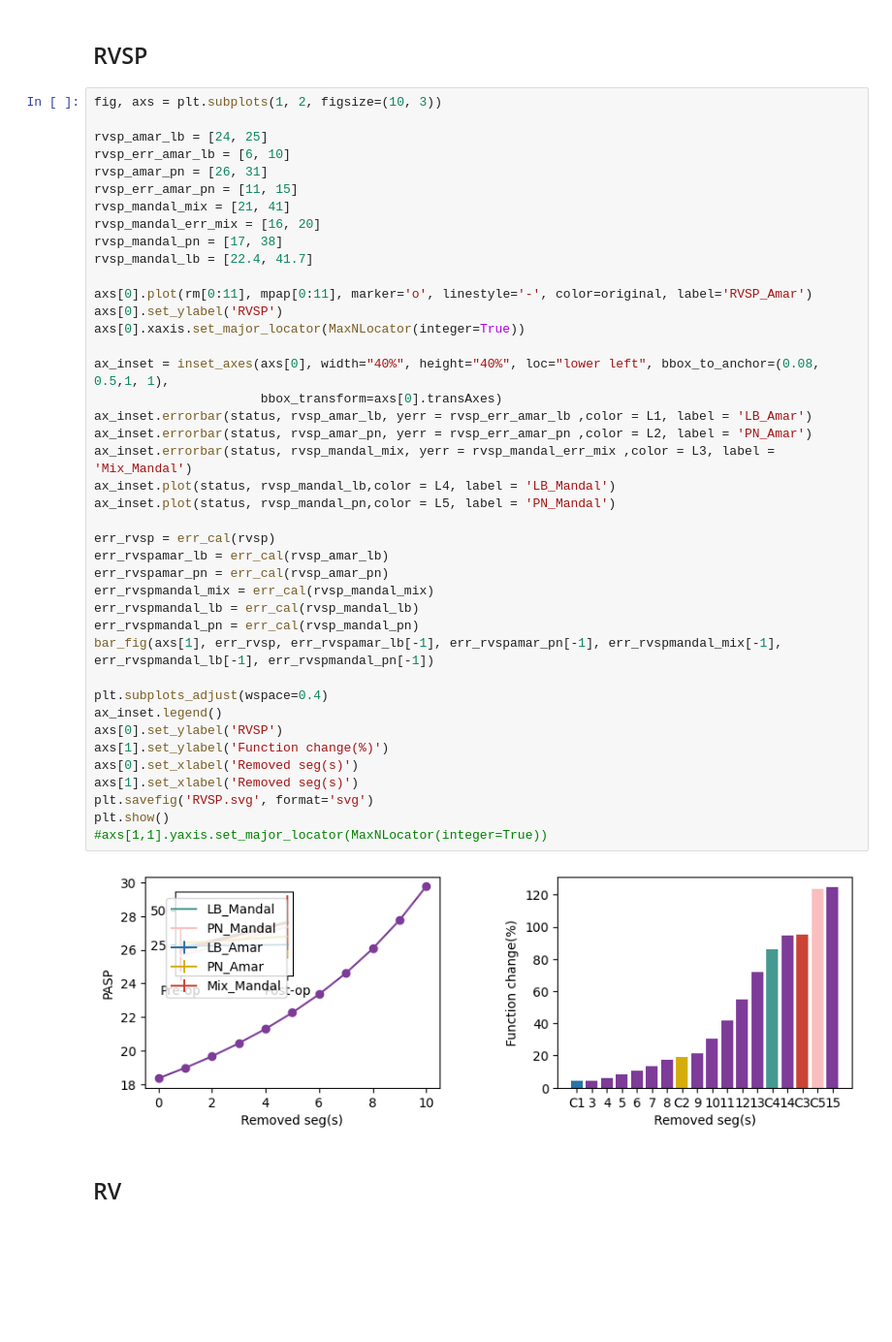
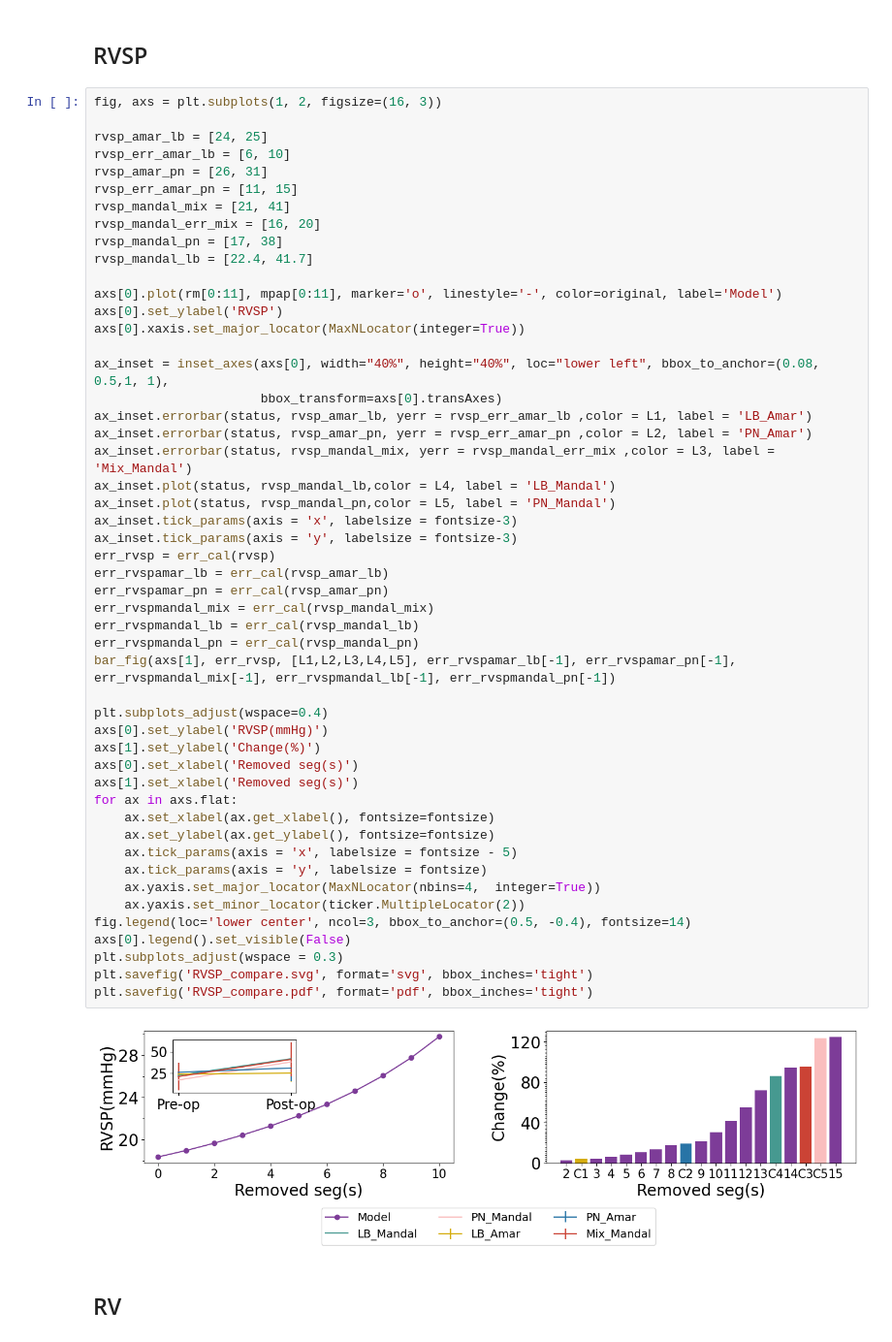
Before and after one commit to ShitingHuang-1/closed_circuit, a Jupyter notebook: resection_sim.ipynb, the cells around one changed output. Shown at 97% size. Drawn from its saved outputs; the diff is of its cells as text; blank space fills up the shorter version.

```diff
--- a/resection_sim.ipynb
+++ b/resection_sim.ipynb
@@ -601,48 +833,57 @@ plt.show()
 # %% [markdown]
 ## RVSP
 # %%
-fig, axs = plt.subplots(1, 2, figsize=(10, 3))
+fig, axs = plt.subplots(1, 2, figsize=(16, 3))
 
 rvsp_amar_lb = [24, 25]
 rvsp_err_amar_lb = [6, 10]
 rvsp_amar_pn = [26, 31]
 rvsp_err_amar_pn = [11, 15]
 rvsp_mandal_mix = [21, 41]
 rvsp_mandal_err_mix = [16, 20]
 rvsp_mandal_pn = [17, 38]
 rvsp_mandal_lb = [22.4, 41.7]
 
-axs[0].plot(rm[0:11], mpap[0:11], marker='o', linestyle='-', color=original, label='RVSP_Amar')
+axs[0].plot(rm[0:11], mpap[0:11], marker='o', linestyle='-', color=original, label='Model')
 axs[0].set_ylabel('RVSP')
 axs[0].xaxis.set_major_locator(MaxNLocator(integer=True))
 
 ax_inset = inset_axes(axs[0], width="40%", height="40%", loc="lower left", bbox_to_anchor=(0.08, 0.5,1, 1),
                       bbox_transform=axs[0].transAxes)
 ax_inset.errorbar(status, rvsp_amar_lb, yerr = rvsp_err_amar_lb ,color = L1, label = 'LB_Amar')
 ax_inset.errorbar(status, rvsp_amar_pn, yerr = rvsp_err_amar_pn ,color = L2, label = 'PN_Amar')
 ax_inset.errorbar(status, rvsp_mandal_mix, yerr = rvsp_mandal_err_mix ,color = L3, label = 'Mix_Mandal')
 ax_inset.plot(status, rvsp_mandal_lb,color = L4, label = 'LB_Mandal')
 ax_inset.plot(status, rvsp_mandal_pn,color = L5, label = 'PN_Mandal')
-
+ax_inset.tick_params(axis = 'x', labelsize = fontsize-3)
+ax_inset.tick_params(axis = 'y', labelsize = fontsize-3)
 err_rvsp = err_cal(rvsp)
 err_rvspamar_lb = err_cal(rvsp_amar_lb)
 err_rvspamar_pn = err_cal(rvsp_amar_pn)
 err_rvspmandal_mix = err_cal(rvsp_mandal_mix)
 err_rvspmandal_lb = err_cal(rvsp_mandal_lb)
 err_rvspmandal_pn = err_cal(rvsp_mandal_pn)
-bar_fig(axs[1], err_rvsp, err_rvspamar_lb[-1], err_rvspamar_pn[-1], err_rvspmandal_mix[-1], err_rvspmandal_lb[-1], err_rvspmandal_pn[-1])
+bar_fig(axs[1], err_rvsp, [L1,L2,L3,L4,L5], err_rvspamar_lb[-1], err_rvspamar_pn[-1], err_rvspmandal_mix[-1], err_rvspmandal_lb[-1], err_rvspmandal_pn[-1])
 
 plt.subplots_adjust(wspace=0.4)
-ax_inset.legend()
-axs[0].set_ylabel('RVSP')
-axs[1].set_ylabel('Function change(%)')
+axs[0].set_ylabel('RVSP(mmHg)')
+axs[1].set_ylabel('Change(%)')
 axs[0].set_xlabel('Removed seg(s)')
 axs[1].set_xlabel('Removed seg(s)')
-plt.savefig('RVSP.svg', format='svg')
-plt.show()
-#axs[1,1].yaxis.set_major_locator(MaxNLocator(integer=True))
+for ax in axs.flat:
+    ax.set_xlabel(ax.get_xlabel(), fontsize=fontsize)
+    ax.set_ylabel(ax.get_ylabel(), fontsize=fontsize)
+    ax.tick_params(axis = 'x', labelsize = fontsize - 5)
+    ax.tick_params(axis = 'y', labelsize = fontsize)
+    ax.yaxis.set_major_locator(MaxNLocator(nbins=4,  integer=True))
+    ax.yaxis.set_minor_locator(ticker.MultipleLocator(2))
+fig.legend(loc='lower center', ncol=3, bbox_to_anchor=(0.5, -0.4), fontsize=14)
+axs[0].legend().set_visible(False)
+plt.subplots_adjust(wspace = 0.3)
+plt.savefig('RVSP_compare.svg', format='svg', bbox_inches='tight')
+plt.savefig('RVSP_compare.pdf', format='pdf', bbox_inches='tight')
 # %% [output]
-[figure, old version]
+[figure, new version]
 # %% [markdown]
 ## RV
 # %%
```
Also changed, not shown: parts of 21 cells of this notebook.
